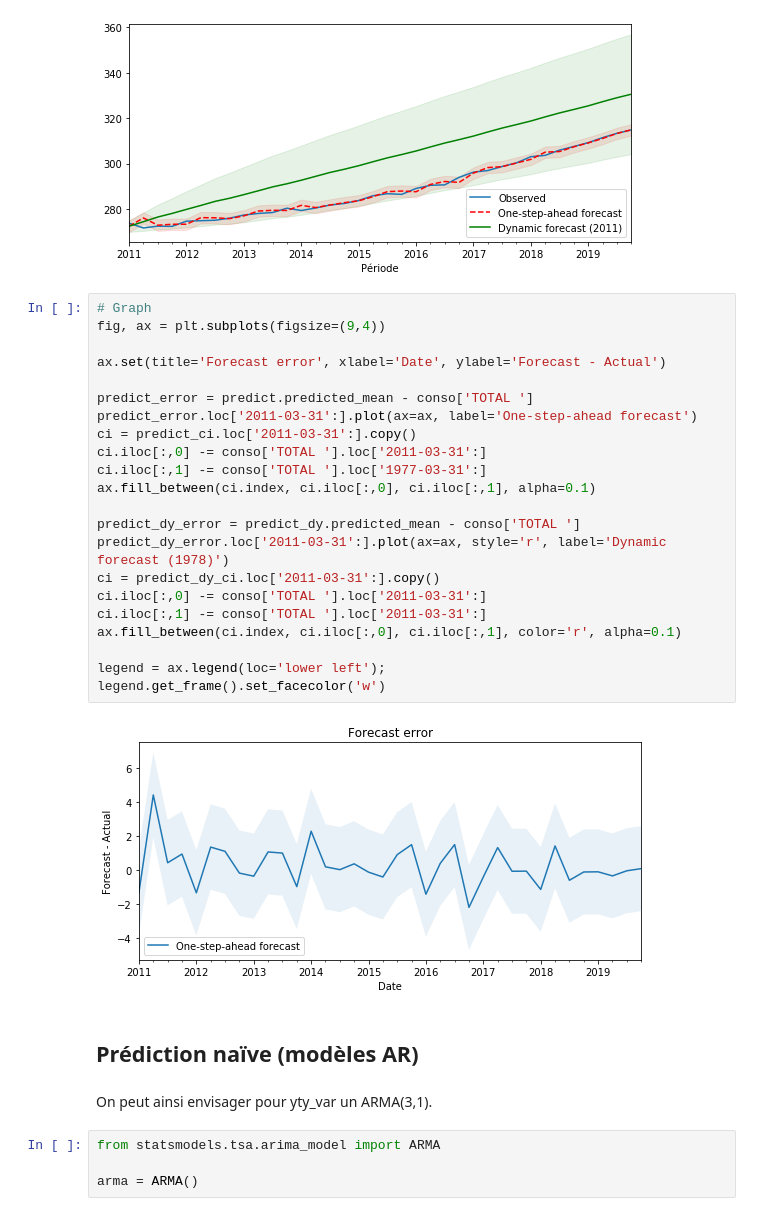
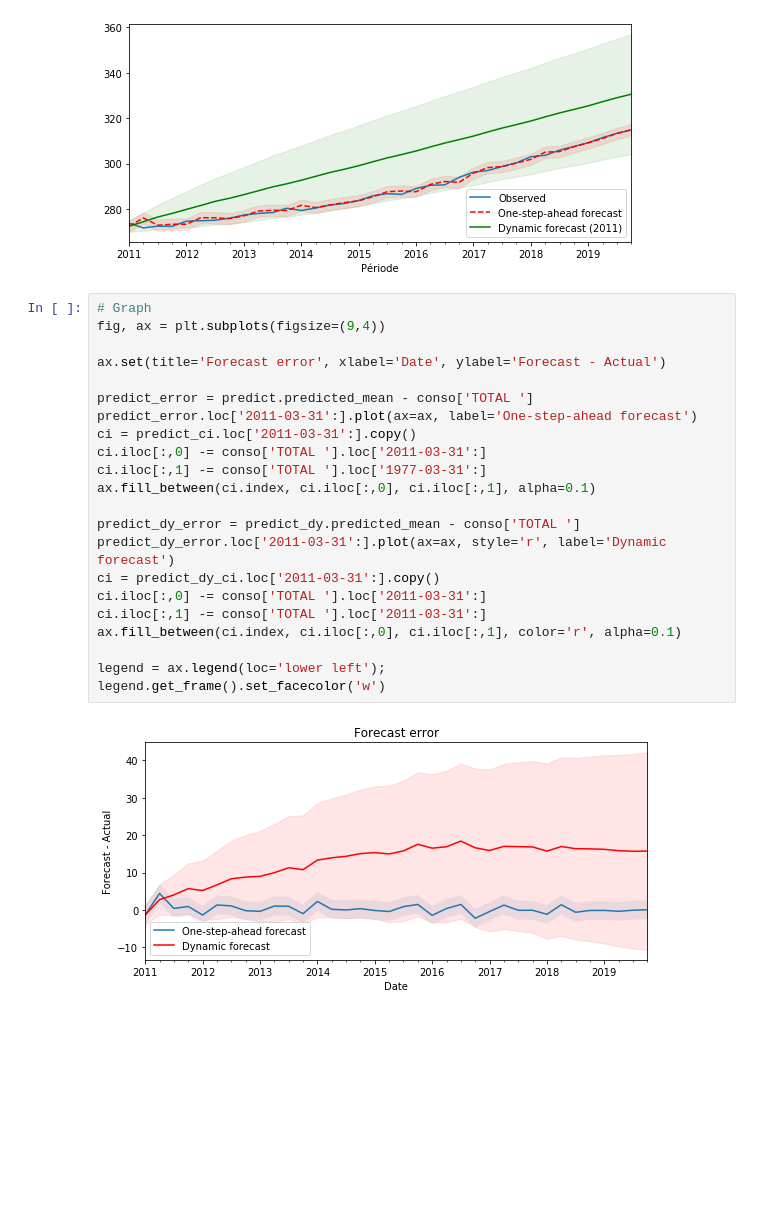
Before and after one commit to LittleBabyPanda/Q3-Project, a Jupyter notebook: BaselineModel.ipynb, the cells around one changed output. Saved outputs shown, nothing was run; the diff lists cells and outputs as text; blank space fills up the shorter version.

```diff
--- a/BaselineModel.ipynb
+++ b/BaselineModel.ipynb
@@ -104,32 +104,24 @@ legend = ax.legend(loc='lower right')
 # %%
 # Graph
 fig, ax = plt.subplots(figsize=(9,4))
 
 ax.set(title='Forecast error', xlabel='Date', ylabel='Forecast - Actual')
 
 predict_error = predict.predicted_mean - conso['TOTAL ']
 predict_error.loc['2011-03-31':].plot(ax=ax, label='One-step-ahead forecast')
 ci = predict_ci.loc['2011-03-31':].copy()
 ci.iloc[:,0] -= conso['TOTAL '].loc['2011-03-31':]
 ci.iloc[:,1] -= conso['TOTAL '].loc['1977-03-31':]
 ax.fill_between(ci.index, ci.iloc[:,0], ci.iloc[:,1], alpha=0.1)
 
 predict_dy_error = predict_dy.predicted_mean - conso['TOTAL ']
-predict_dy_error.loc['2011-03-31':].plot(ax=ax, style='r', label='Dynamic forecast (1978)')
+predict_dy_error.loc['2011-03-31':].plot(ax=ax, style='r', label='Dynamic forecast')
 ci = predict_dy_ci.loc['2011-03-31':].copy()
 ci.iloc[:,0] -= conso['TOTAL '].loc['2011-03-31':]
 ci.iloc[:,1] -= conso['TOTAL '].loc['2011-03-31':]
 ax.fill_between(ci.index, ci.iloc[:,0], ci.iloc[:,1], color='r', alpha=0.1)
 
 legend = ax.legend(loc='lower left');
 legend.get_frame().set_facecolor('w')
 # %% [output]
-[figure, old version]
+[figure, new version]
-# %% [markdown]
-## Prédiction naïve (modèles AR)
-# %% [markdown]
-On peut ainsi envisager pour yty_var un ARMA(3,1).
-# %%
-from statsmodels.tsa.arima_model import ARMA
-
-arma = ARMA()
```
Also changed, not shown: parts of 20 cells of this notebook.
